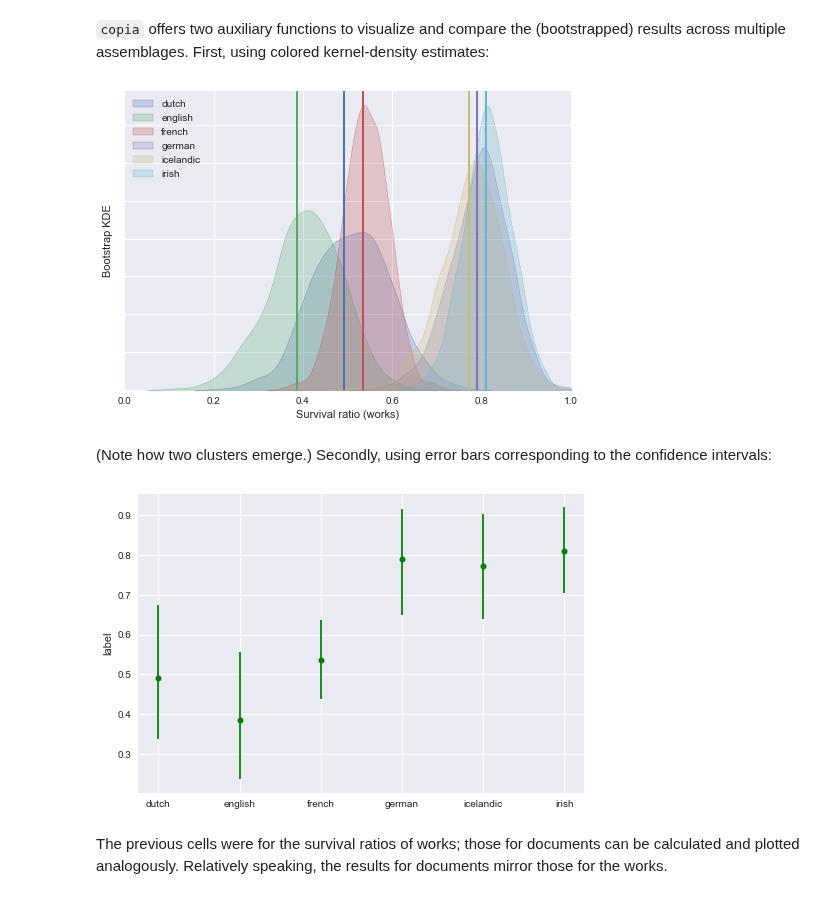
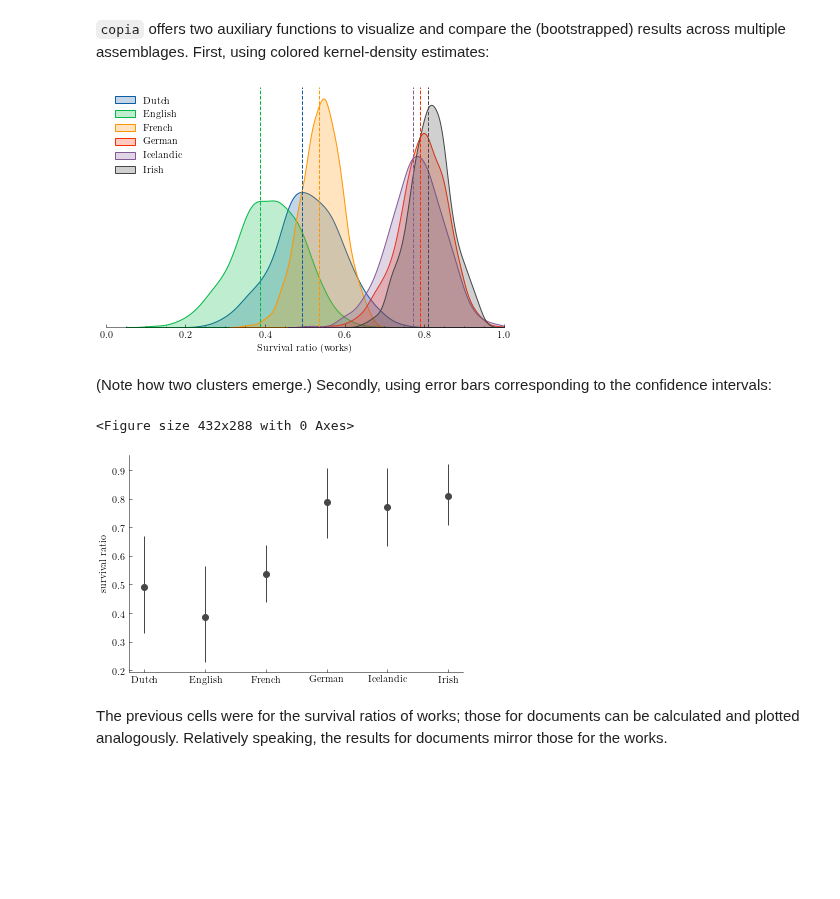
Before and after one commit to mikekestemont/forgotten-books, a Jupyter notebook: notebooks/analysis.ipynb, the cells around one changed output. Saved outputs shown, nothing was run; the diff lists cells and outputs as text; code cells hidden in the pictures; blank space fills up the shorter version.

Commit message:
updated plots

```diff
--- a/notebooks/analysis.ipynb
+++ b/notebooks/analysis.ipynb
@@ -23,6 +23,14 @@ from copia.plot import survival_errorbar
 from copia.plot import evenness_plot
 from copia.plot import density
 from copia.plot import hill_plot
+
+plt.style.use('science')
+
+plt.rcParams['axes.spines.right'] = False
+plt.rcParams['axes.spines.top'] = False
+plt.rcParams['xtick.top'] = False
+plt.rcParams['ytick.right'] = False
+plt.rcParams['ytick.minor.left'] = False
 # %% [markdown]
 ## Data
 # %% [markdown]
@@ -196,7 +203,7 @@ We now turn to the estimates for the individual vernaculars considered. We first
 assemblages = {}
 for lit, df in lits.items():
     abundance = u.to_abundance(df['title'])
-    assemblages[lit] = abundance
+    assemblages[lit.title()] = abundance
 # %% [markdown]
 Point estimates for the original diversity of these assemblages are straightforward to obtain:
 # %%
@@ -234,19 +243,25 @@ for category, assemblage in assemblages.items():
 # %%
 ax = multi_kde(wsurvival)
 ax.legend(loc='upper left')
 ax.set_xlabel('Survival ratio (works)')
-ax.set_ylabel('Bootstrap KDE')
 ax.set_yticklabels([])
+ax.tick_params(axis='y', which='both', left=False)
+ax.spines['left'].set_visible(False)
 plt.savefig('../outputs/survival_works_kde.pdf')
 # %% [output]
-[figure, old version]
+[figure, new version]
 # %% [markdown]
 (Note how two clusters emerge.) Secondly, using error bars corresponding to the confidence intervals:
+# %%
+run ../../copia/copia/plot.py
+# %% [output]
+<Figure size 432x288 with 0 Axes>
 # %%
-survival_errorbar(wsurvival)
+ax = survival_errorbar(wsurvival, ylabel="survival ratio")
+ax.tick_params(axis='x', which='minor', bottom=False)
 plt.savefig('../outputs/survival_works_error.pdf')
 # %% [output]
-[figure, old version]
+[figure, new version]
 # %% [markdown]
 The previous cells were for the survival ratios of works; those for documents can be calculated and plotted analogously. Relatively speaking, the results for documents mirror those for the works.
 # %%
```
Also changed, not shown: parts of 26 cells of this notebook, 13 other files.
